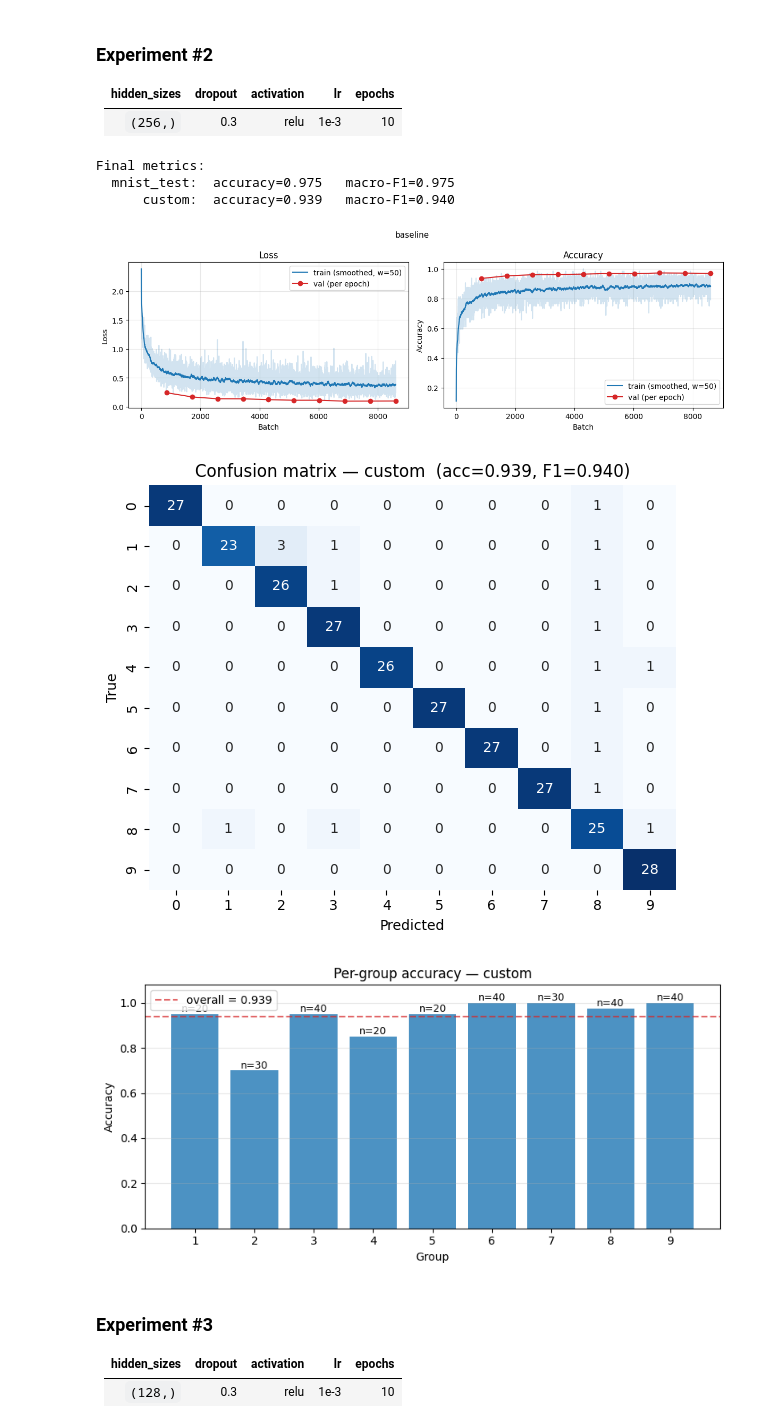
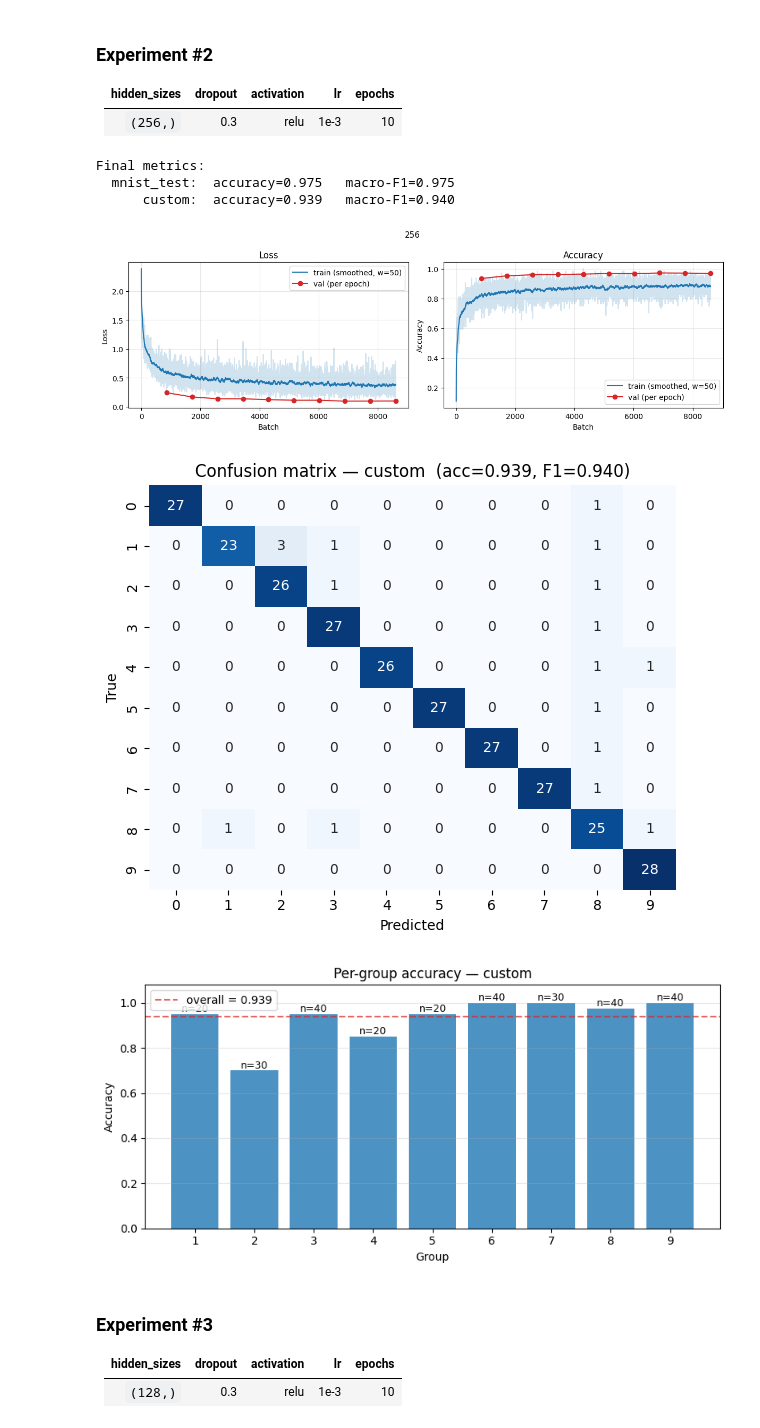
Before and after one commit to abreiss/Ai-final-project, a Jupyter notebook: handwriting.ipynb, the cells around one changed output. Drawn from its saved outputs; the diff is of its cells as text; code cells hidden in the pictures.

```diff
--- a/handwriting.ipynb
+++ b/handwriting.ipynb
@@ -36,8 +36,7 @@ MNIST_ROOT = str(Path.home() / '.cache/mnist')
 # %%
 class TrainingMonitor:
     """Collects per-batch training metrics, per-epoch validation metrics, and
-    final-eval predictions
-    renders all diagnostic plots on `plt()`.
+    final-eval predictions; renders all diagnostic plots on `plt()`.
 
     Designed so the training loop stays clean — a single object owns all
     bookkeeping, and a future hyperparameter sweep can hold a list of monitors
@@ -192,8 +191,7 @@ class HandwrittenDigits(Dataset):
     """Class-collected digits laid out as <digit>-<group>-<member>.png in DATA_PATH.
 
     `samples` is a list of (path, label, group, member) tuples in sorted-filename
-    order
-    `groups` exposes group ids aligned with that order so per-group
+    order; `groups` exposes group ids aligned with that order so per-group
     accuracy can be computed against a non-shuffled DataLoader's predictions.
     """
     def __init__(self, data_dir, transform=None):
@@ -448,6 +446,8 @@ To compare runs, copy a cell, rename the monitor, and tweak parameters.
 device = pick_device()
 criterion = nn.CrossEntropyLoss()
 print(f'Using device: {device}')
+
+monitors = {}
 # %% [output]
 Using device: mps
 # %% [markdown]
@@ -458,11 +458,12 @@ Using device: mps
 | `(256, 128)` | 0.3 | relu | 1e-3 | 10 |
 # %%
 torch.manual_seed(SEED)
-monitor = TrainingMonitor(name='baseline')
+monitor = TrainingMonitor(name='256-128')
 model   = DigitMLP(hidden_sizes=(256, 128), dropout=0.3, activation='relu').to(device)
 train(model, monitor, lr=1e-3, epochs=10)
 validate(model, monitor)
 monitor.plt()
+monitors[monitor.name] = monitor
 # %% [output]
 Final metrics:
   mnist_test:  accuracy=0.981   macro-F1=0.981
@@ -478,16 +479,17 @@ Final metrics:
 | `(256,)` | 0.3 | relu | 1e-3 | 10 |
 # %%
 torch.manual_seed(SEED)
-monitor = TrainingMonitor(name='baseline')
+monitor = TrainingMonitor(name='256')
 model   = DigitMLP(hidden_sizes=(256,), dropout=0.3, activation='relu').to(device)
 train(model, monitor, lr=1e-3, epochs=10)
 validate(model, monitor)
 monitor.plt()
+monitors[monitor.name] = monitor
 # %% [output]
 Final metrics:
   mnist_test:  accuracy=0.975   macro-F1=0.975
       custom:  accuracy=0.939   macro-F1=0.940
-[figure, old version]
+[figure, new version]
 [figure]
 [figure]
 # %% [markdown]
```
Also changed, not shown: parts of 14 cells of this notebook.
